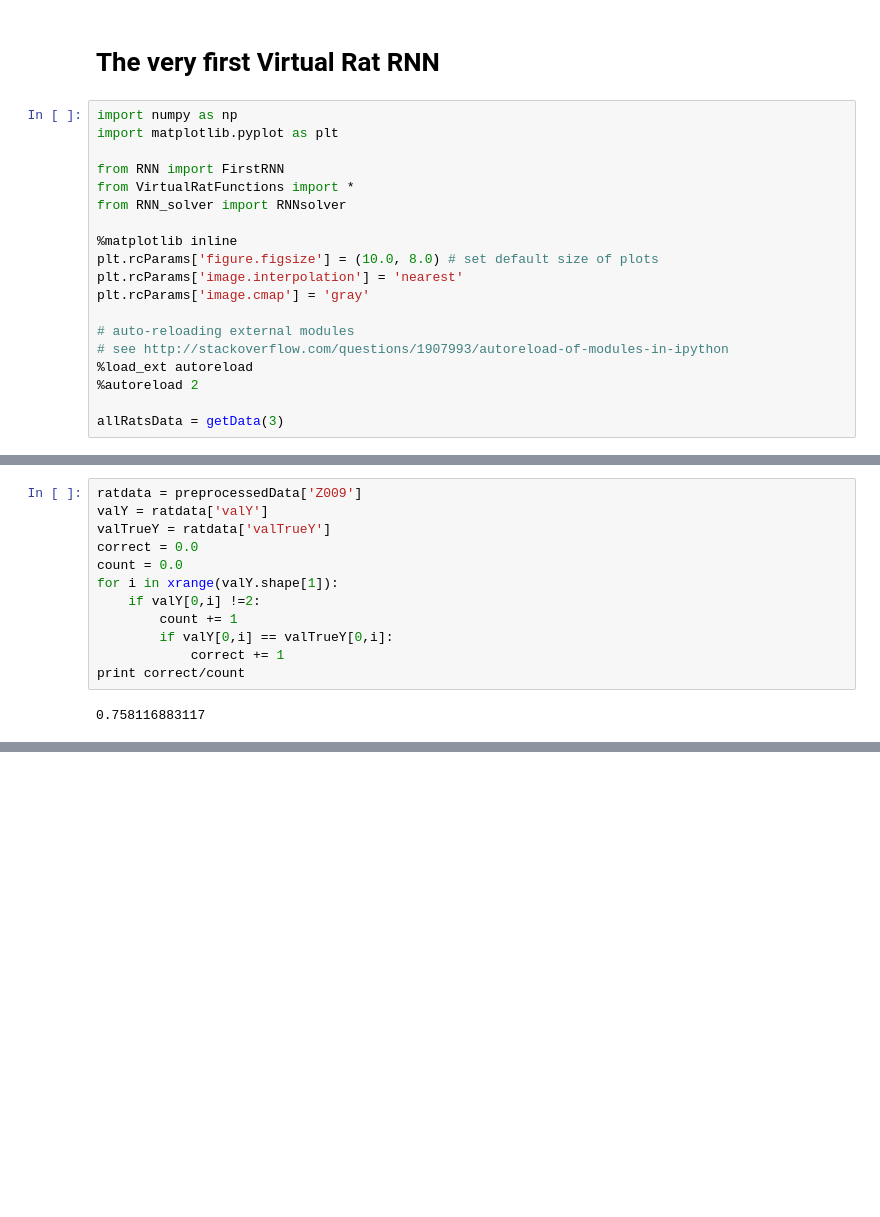
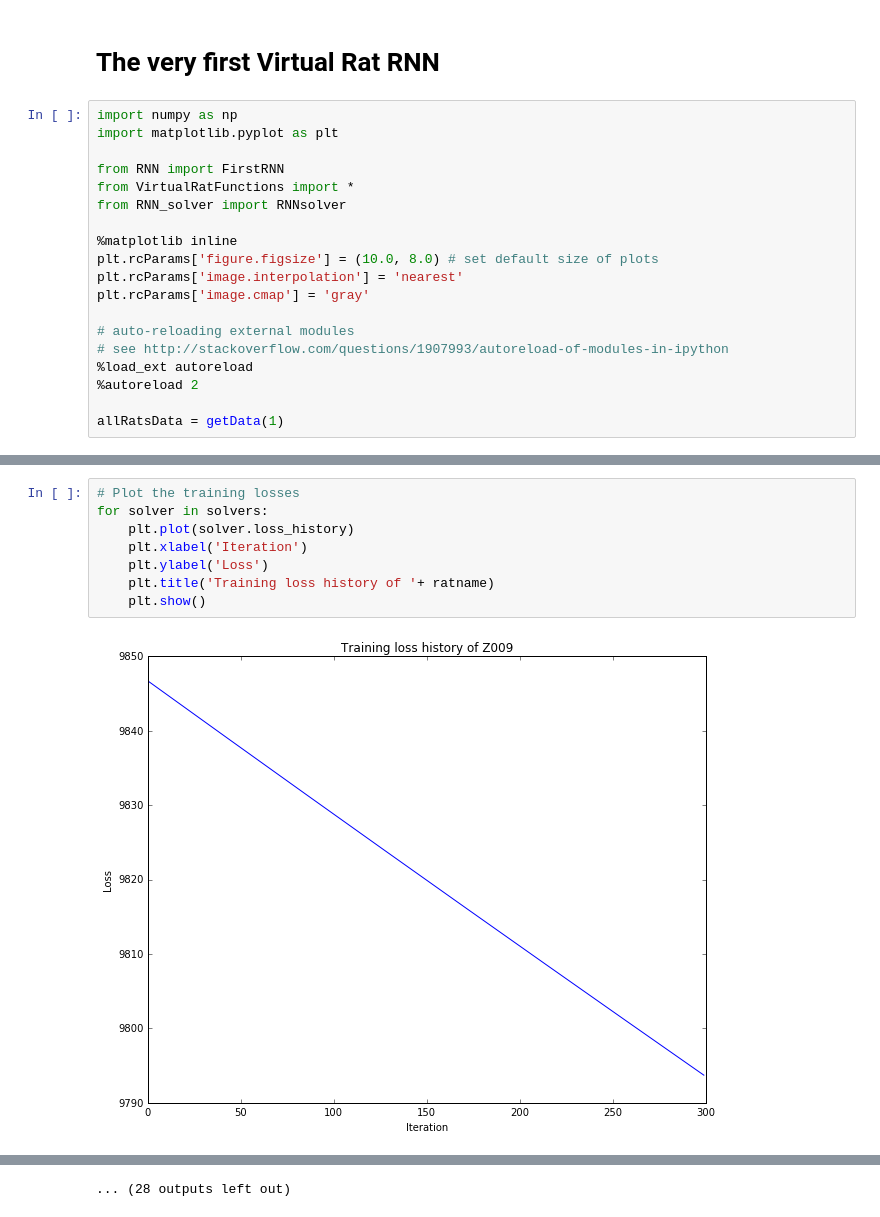
Before and after one commit to jacklxc/Virtual-Rat, a Jupyter notebook: FirstVirtualRat.ipynb, the cells around one changed output, grey strips where cells are left out. Saved outputs shown, nothing was run; the diff lists cells and outputs as text; blank space fills up the shorter version.

```diff
--- a/FirstVirtualRat.ipynb
+++ b/FirstVirtualRat.ipynb
@@ -18,7 +18,7 @@ plt.rcParams['image.cmap'] = 'gray'
 %load_ext autoreload
 %autoreload 2
 
-allRatsData = getData(3)
+allRatsData = getData(1)
 # %% [output]
 The autoreload extension is already loaded. To reload it, use:
   %reload_ext autoreload
@@ -72,14 +114,10 @@ Z009
-# %%
-ratdata = preprocessedData['Z009']
-valY = ratdata['valY']
-valTrueY = ratdata['valTrueY']
-correct = 0.0
-count = 0.0
-for i in xrange(valY.shape[1]):
-    if valY[0,i] !=2:
-        count += 1
-        if valY[0,i] == valTrueY[0,i]:
-            correct += 1
-print correct/count
-# %% [output]
-0.758116883117
+# %%
+# Plot the training losses
+for solver in solvers:
+    plt.plot(solver.loss_history)
+    plt.xlabel('Iteration')
+    plt.ylabel('Loss')
+    plt.title('Training loss history of '+ ratname)
+    plt.show()
+# %% [output]
+[figure, added]
@@ -86,2 +135,3 @@ print correct/count
+... (28 outputs left out)
 # %%
 # Plot the training losses
```
Also changed, not shown: parts of 11 cells of this notebook, 2 other files.
